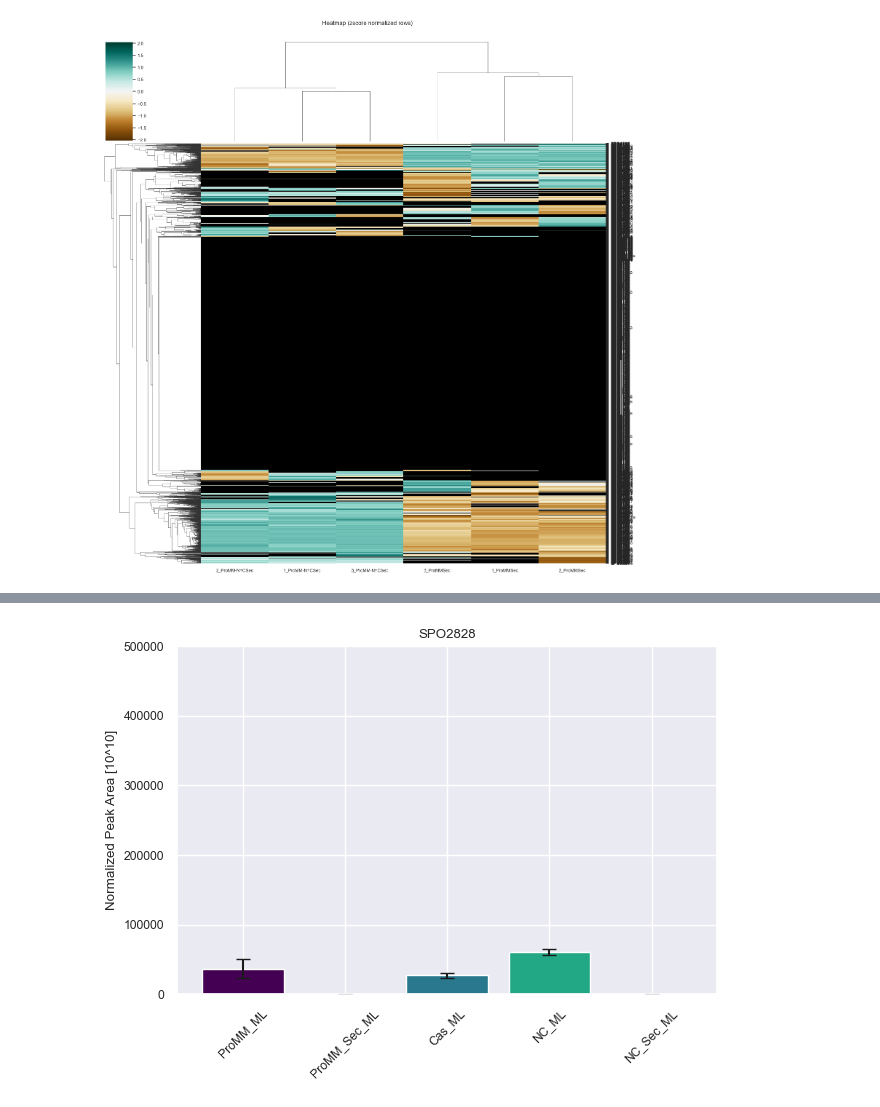
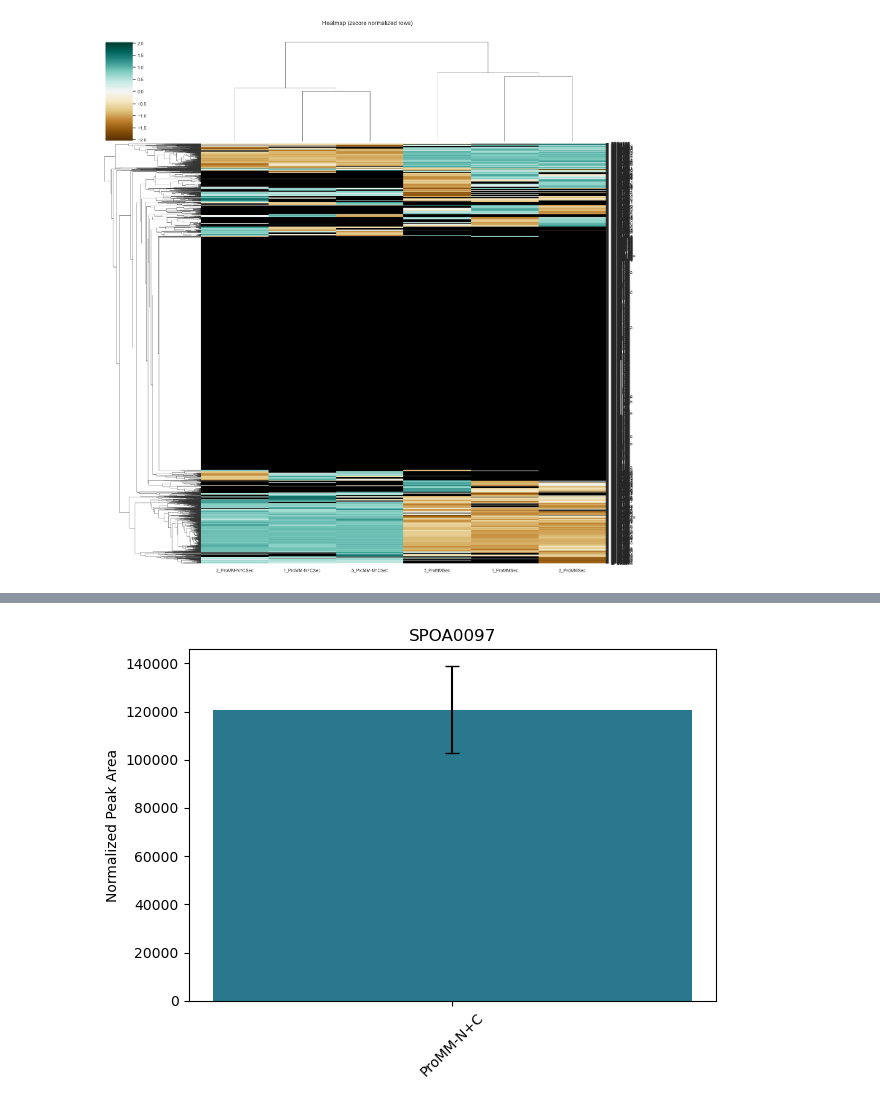
Before and after one commit to Fuchan2004/Rpom_Exoproteome, a Jupyter notebook: scripts/proteome_NMDS_heatmaps.ipynb, the cells around one changed output, grey strips where cells are left out. Saved outputs shown, nothing was run; the diff lists cells and outputs as text; code cells hidden in the pictures.

```diff
--- a/scripts/proteome_NMDS_heatmaps.ipynb
+++ b/scripts/proteome_NMDS_heatmaps.ipynb
@@ -720,32 +702,0 @@ plot_spectral_counts("../../Projects/PROTEOMES_HETEROTROPHS/Data/Proteomes/20250
-# %%
-# Proteins abundant in NC SEC
-# - T1SS
-#plot_spectral_counts("../../../Projects/PROTEOMES_HETEROTROPHS/Data/Proteomes/20250315_Fragpipe_DSS3/FRAGPIPE_OUTPUT/SUMMARY_PROTEOMES.txt", "SPO0362", output_filename='../figures/SPO0362')
-#plot_spectral_counts("../../../Projects/PROTEOMES_HETEROTROPHS/Data/Proteomes/20250315_Fragpipe_DSS3/FRAGPIPE_OUTPUT/SUMMARY_PROTEOMES.txt", "SPO3673", output_filename='../figures/SPO3673')
-#plot_spectral_counts("../../../Projects/PROTEOMES_HETEROTROPHS/Data/Proteomes/20250315_Fragpipe_DSS3/FRAGPIPE_OUTPUT/SUMMARY_PROTEOMES.txt", "SPOA0155", output_filename='../figures/SPOA0155')
-#plot_spectral_counts("../../../Projects/PROTEOMES_HETEROTROPHS/Data/Proteomes/20250315_Fragpipe_DSS3/FRAGPIPE_OUTPUT/SUMMARY_PROTEOMES.txt", "SPO1240", output_filename='../figures/SPO1240')
-#plot_spectral_counts("../../../Projects/PROTEOMES_HETEROTROPHS/Data/Proteomes/20250315_Fragpipe_DSS3/FRAGPIPE_OUTPUT/SUMMARY_PROTEOMES.txt", "SPO3839", output_filename='../figures/SPO3839')
-#plot_spectral_counts("../../../Projects/PROTEOMES_HETEROTROPHS/Data/Proteomes/20250315_Fragpipe_DSS3/FRAGPIPE_OUTPUT/SUMMARY_PROTEOMES.txt", "SPO1626", output_filename='../figures/SPO1626')
-#plot_spectral_counts("../../../Projects/PROTEOMES_HETEROTROPHS/Data/Proteomes/20250315_Fragpipe_DSS3/FRAGPIPE_OUTPUT/SUMMARY_PROTEOMES.txt", "SPO2716", output_filename='../figures/SPO2716')
-#plot_spectral_counts("../../../Projects/PROTEOMES_HETEROTROPHS/Data/Proteomes/20250315_Fragpipe_DSS3/FRAGPIPE_OUTPUT/SUMMARY_PROTEOMES.txt", "SPO3728", output_filename='../figures/SPO3728')
-plot_spectral_counts("../../../Projects/PROTEOMES_HETEROTROPHS/Data/Proteomes/20250315_Fragpipe_DSS3/FRAGPIPE_OUTPUT/SUMMARY_PROTEOMES.txt", "SPO2828", output_filename='../figures/SPO2828')
-#plot_spectral_counts("../../../Projects/PROTEOMES_HETEROTROPHS/Data/Proteomes/20250315_Fragpipe_DSS3/FRAGPIPE_OUTPUT/SUMMARY_PROTEOMES.txt", "SPO2401", output_filename='../figures/SPO2401')
-
-
-# - ABC amino acid
-#plot_spectral_counts("../../Projects/PROTEOMES_HETEROTROPHS/Data/Proteomes/20250315_Fragpipe_DSS3/FRAGPIPE_OUTPUT/SUMMARY_PROTEOMES.txt", "SPO0824", output_filename='bar_plots/SPO0824')
-#plot_spectral_counts("../../Projects/PROTEOMES_HETEROTROPHS/Data/Proteomes/20250315_Fragpipe_DSS3/FRAGPIPE_OUTPUT/SUMMARY_PROTEOMES.txt", "SPO1829", output_filename='bar_plots/SPO1829')
-#plot_spectral_counts("../../Projects/PROTEOMES_HETEROTROPHS/Data/Proteomes/20250315_Fragpipe_DSS3/FRAGPIPE_OUTPUT/SUMMARY_PROTEOMES.txt", "SPOA0101", output_filename='bar_plots/SPOA0101')
-#plot_spectral_counts("../../Projects/PROTEOMES_HETEROTROPHS/Data/Proteomes/20250315_Fragpipe_DSS3/FRAGPIPE_OUTPUT/SUMMARY_PROTEOMES.txt", "SPO0522", output_filename='bar_plots/SPO0522')
-
-# Tim44
-#plot_spectral_counts("../../Projects/PROTEOMES_HETEROTROPHS/Data/Proteomes/20250315_Fragpipe_DSS3/FRAGPIPE_OUTPUT/SUMMARY_PROTEOMES.txt", "SPO3886", output_filename='bar_plots/SPO3886')
-
-# Spermidine
-#plot_spectral_counts("../../Projects/PROTEOMES_HETEROTROPHS/Data/Proteomes/20250315_Fragpipe_DSS3/FRAGPIPE_OUTPUT/SUMMARY_PROTEOMES.txt", "SPO2007", output_filename='bar_plots/SPO2007')
-#plot_spectral_counts("../../Projects/PROTEOMES_HETEROTROPHS/Data/Proteomes/20250315_Fragpipe_DSS3/FRAGPIPE_OUTPUT/SUMMARY_PROTEOMES.txt", "SPO2006", output_filename='bar_plots/SPO2006')
-
-# Oligopeptide
-#plot_spectral_counts("../../Projects/PROTEOMES_HETEROTROPHS/Data/Proteomes/20250315_Fragpipe_DSS3/FRAGPIPE_OUTPUT/SUMMARY_PROTEOMES.txt", "SPO0560", output_filename='bar_plots/SPO0560')
-# %% [output]
-[figure, removed]
@@ -751,0 +752,4 @@ plot_spectral_counts("../../../Projects/PROTEOMES_HETEROTROPHS/Data/Proteomes/20
+# %%
+plot_spectral_counts(merged, spo_accession='SPOA0097')
+# %% [output]
+[figure, added]
```
Also changed, not shown: parts of 10 cells of this notebook.
